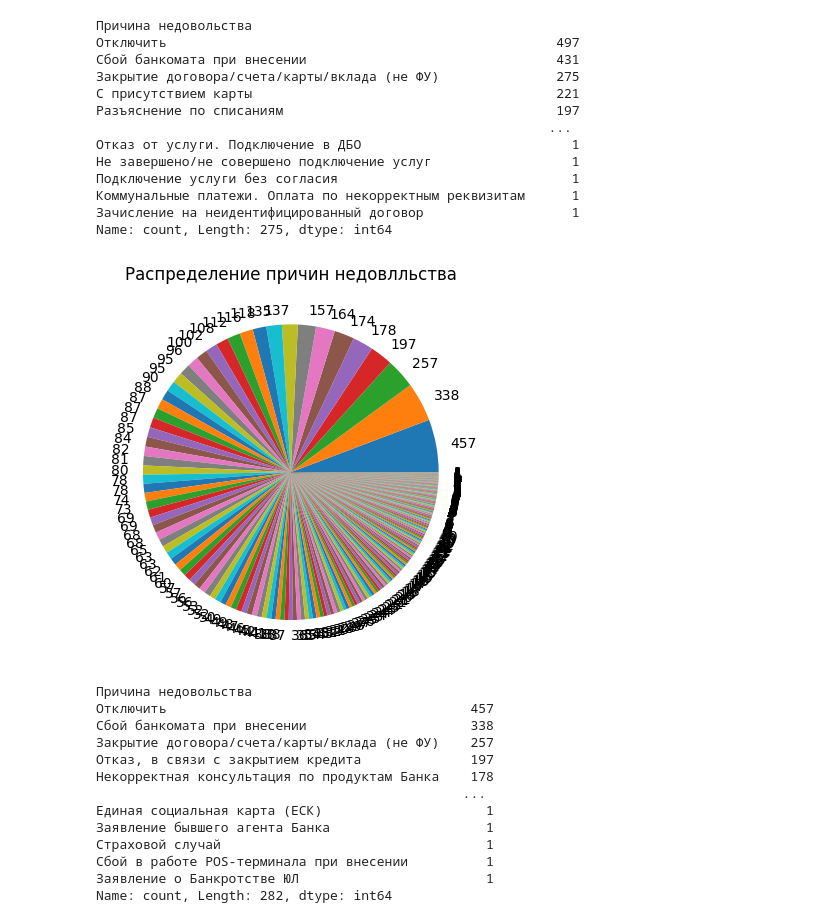
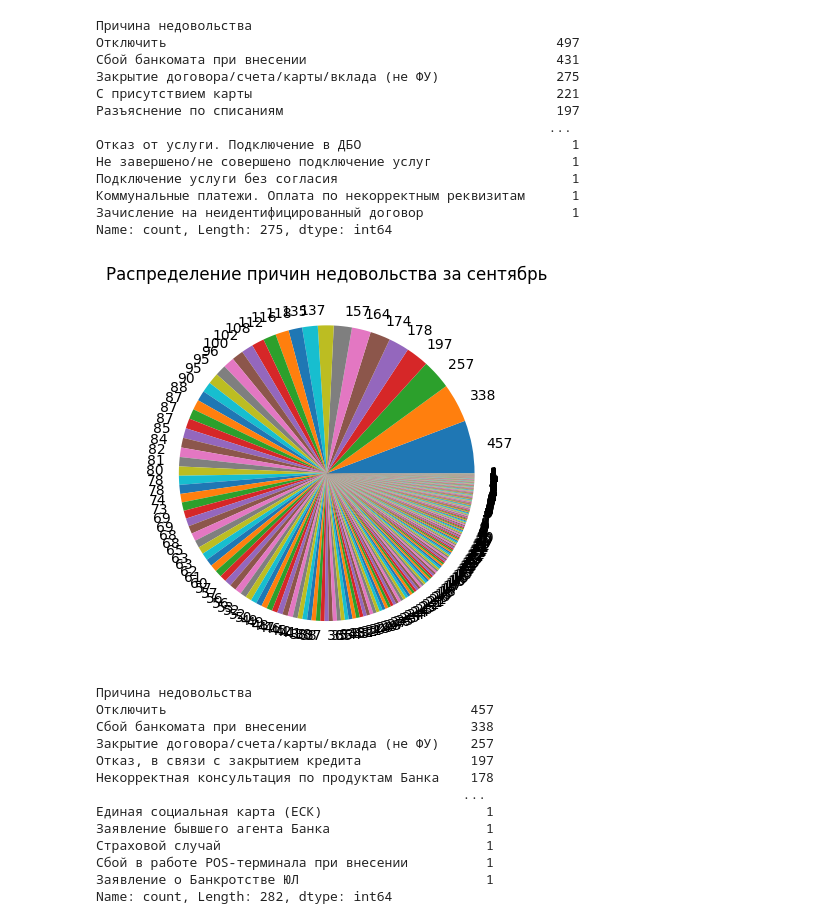
Before and after one commit to maxim-polyakov/Post_bank_task, a Jupyter notebook: Post_bank_task.ipynb, the cells around one changed output. Drawn from its saved outputs; the diff is of its cells as text; code cells hidden in the pictures.

```diff
--- a/Post_bank_task.ipynb
+++ b/Post_bank_task.ipynb
@@ -175,10 +169,10 @@ x = tdf['Причина недовольства']
 y = tdf['Причина недовольства'].value_counts(normalize=False)
 # %%
 plt.pie(y, labels = y)
-plt.title("Распределение причин недовлльства")
+plt.title("Распределение причин недовольства за сентябрь")
 plt.show()
 # %% [output]
-[figure, old version]
+[figure, new version]
 # %%
 y
 # %% [output]
```
Also changed, not shown: parts of 11 cells of this notebook.
